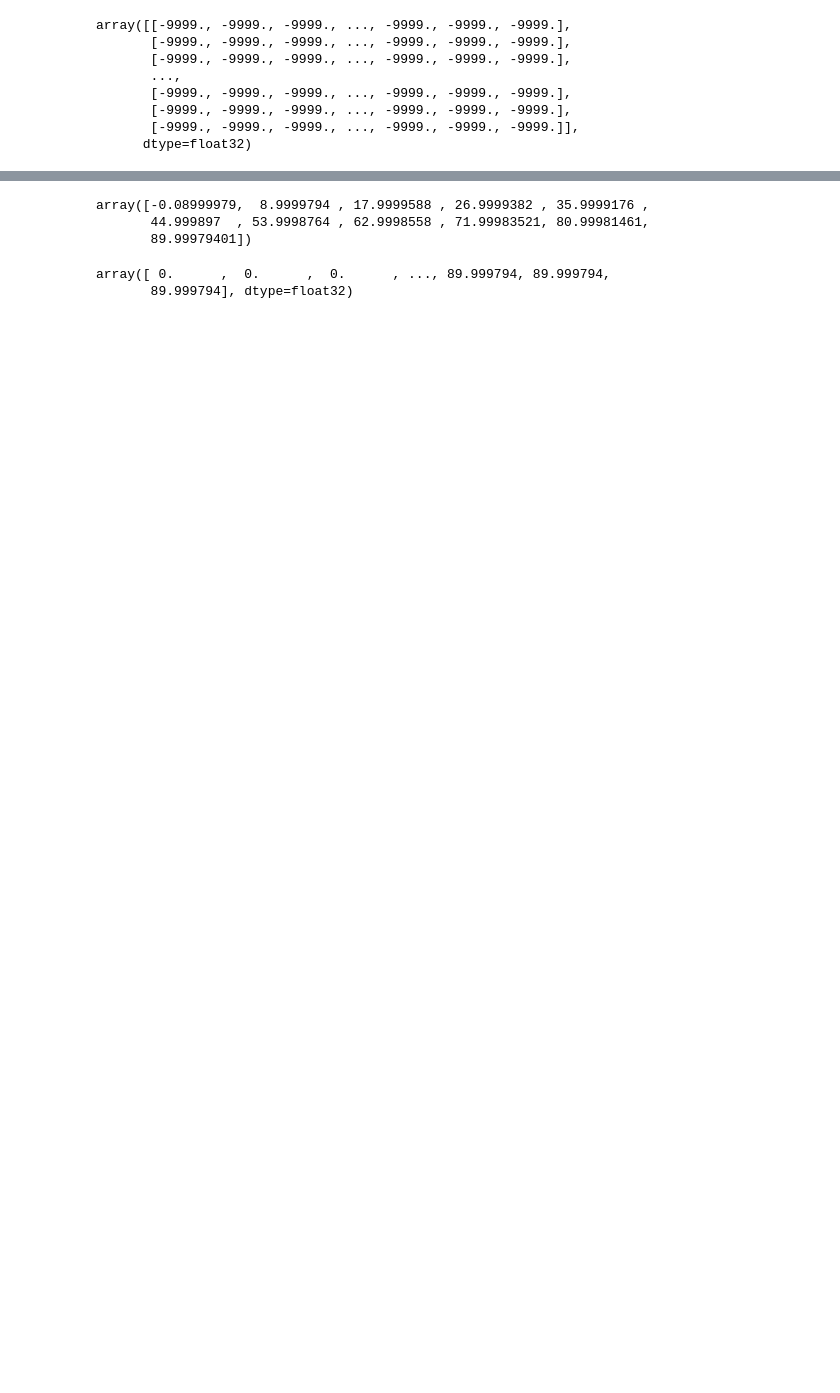
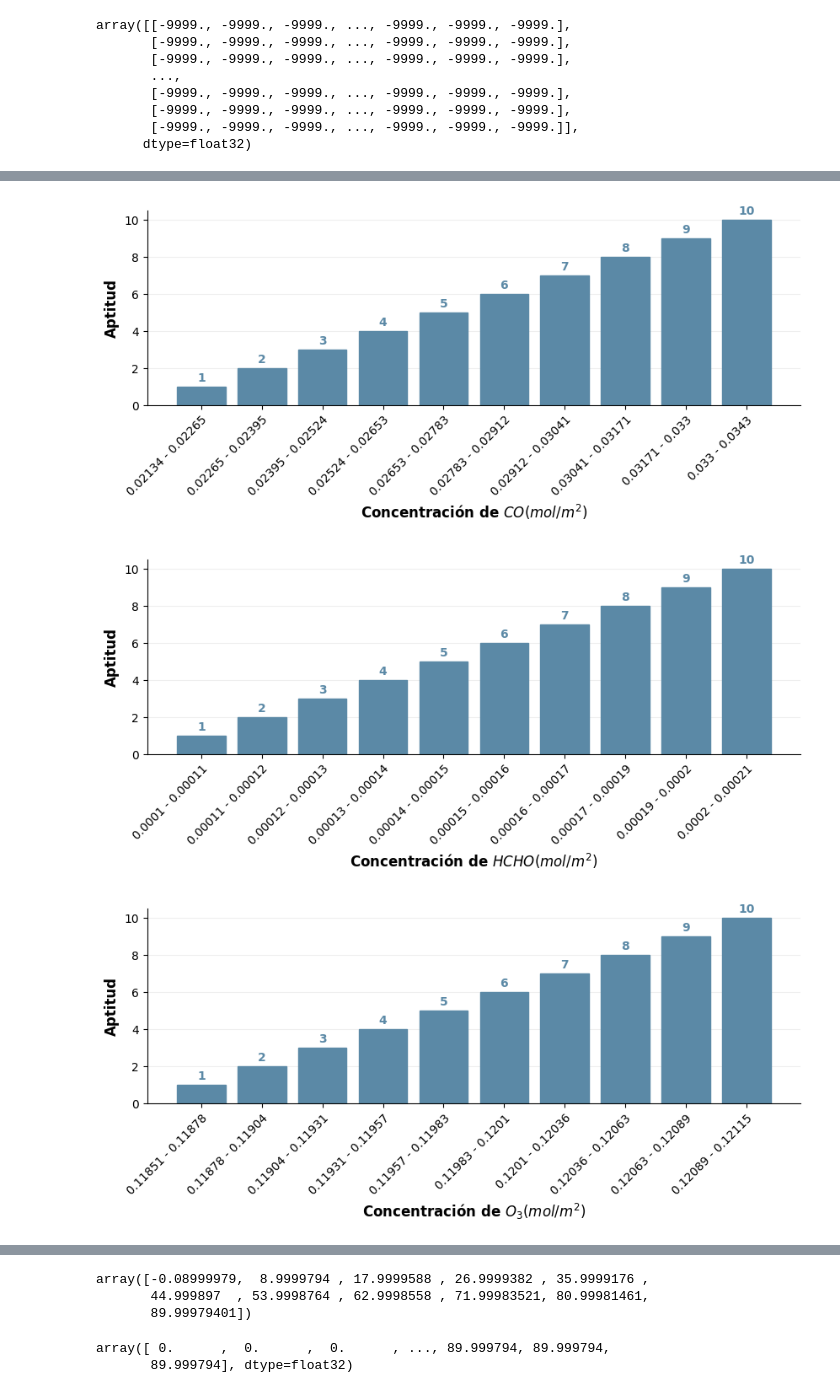
Before and after one commit to pcorner10/pronaces_analisis, a Jupyter notebook: reclasificacion.ipynb, the cells around one changed output, grey strips where cells are left out. Cells and saved outputs as stored; diff of their text form; code cells hidden in the pictures; blank space fills up the shorter version.

```diff
--- a/reclasificacion.ipynb
+++ b/reclasificacion.ipynb
@@ -833,3 +855,6 @@ array([[-9999., -9999., -9999., ..., -9999., -9999., -9999.],
        [-9999., -9999., -9999., ..., -9999., -9999., -9999.],
        [-9999., -9999., -9999., ..., -9999., -9999., -9999.]],
       dtype=float32)
+# %%
+intervalos_calidad = {}
+tiff.split("/")[-1].split(".")[0]
@@ -836,7 +863,7 @@ array([[-9999., -9999., -9999., ..., -9999., -9999., -9999.],
 # %%
 for tiff in tiff_files:
   tif = rasterio.open(tiff)
-  sustancia = tiff.split("\\")[-1].split(".")[0]
+  sustancia = tiff.split("/")[-1].split(".")[0]
   print(sustancia)
 
 
@@ -849,11 +876,11 @@ for tiff in tiff_files:
     tif_flat = tif_flat[tif_flat != -9999]
 
   cut_series, cut_intervals = pd.cut(tif_flat, 10, labels=range(1,11), retbins=True, duplicates="drop")
+
+  intervalos_calidad[sustancia] = cut_intervals
   for i, row in POI.iterrows():
     for j, val in enumerate(cut_intervals):
       if row[sustancia] < abs(val):
-        if sustancia == 'slopeRepro':
-          print(row[sustancia] , val, j)
         if j == 10:
           POI.loc[i, sustancia] = 1
           break
@@ -887,0 +920,9 @@ array([-0.08999979,  8.9999794 , 17.9999588 , 26.9999382 , 35.9999176 ,
+# %%
+dict_xlabes = {
+  'co': 'Concentración de $CO (mol/m^2)$',
+  'hcho': 'Concentración de $HCHO (mol/m^2)$',
+  'o3': 'Concentración de $O_3 (mol/m^2)$',
+  'so2': 'Concentración de $SO_2 (mol/m^2)$',
+  'slopeRepro': 'Pendiente de la superficie (m/m)',
+  'no2': 'Concentración de $NO_2 (mol/m^2)$'
+}
@@ -887,0 +943,60 @@ array([-0.08999979,  8.9999794 , 17.9999588 , 26.9999382 , 35.9999176 ,
+# %%
+intervalos_calidad['co']
+
+for sustancia in intervalos_calidad.keys():
+  # generate a list of min-max values for each intervalos_calidad['co'] and assign it an aptitud value. Example: (0.0213446, 0.02265145) -> 1
+  #intervalos_calidad['co'] =
+  ranges_list = [(intervalos_calidad[sustancia][i], intervalos_calidad[sustancia][i+1]) for i in range(len(intervalos_calidad[sustancia])-1)]
+  ranges_list = [(round(r[0], 5), round(r[1], 5)) for r in ranges_list]
+
+  if sustancia == 'no2':
+    ranges_list = [(r[0], r[1]) for r in ranges_list]
+
+  ranges_list = [str(r[0])+" - "+str(r[1]) for r in ranges_list]
+  ranges_list
+
+  intervals_df = pd.DataFrame(ranges_list, columns=["intervalos"])
+  intervals_df["Aptitud"] = [i+1 for i in range(10)]
+  if sustancia == 'slopeRepro':
+    intervals_df["Aptitud"] = [10-i for i in range(10)]
+
+
+  fig, ax = plt.subplots( figsize=(10,3))
+  plt.rc('font', family='Open Sans')
+
+  bars = ax.bar(x=intervals_df["intervalos"], height=intervals_df["Aptitud"], color="#5B89A6")
+
+  # Add text annotations to the top of the bars.
+  # round corners of bars
+
+  bar_color = bars[0].get_facecolor()
+  for bar in bars:
+    bar.set_edgecolor(bar_color)
+    ax.text(
+        bar.get_x() + bar.get_width() / 2,
+        bar.get_height() + 0.3,
+        round(bar.get_height(), 1),
+        horizontalalignment='center',
+        color=bar_color,
+        weight='bold'
+    )
+
+  ax.set_axisbelow(True)
+  ax.yaxis.grid(True, color='#EEEEEE')
+  ax.xaxis.grid(False)
+
+  # generate a code like set_xtickslabels(ranges_list) and not using x
+
+
+  # rotate xtick labels 45 degrees
+  plt.setp(ax.get_xticklabels(), rotation=45, ha="right", rotation_mode="anchor")
+
+  ax.set_xlabel(dict_xlabes[sustancia], fontsize=12, fontweight="bold")
+  ax.set_ylabel("Aptitud", fontsize=12, fontweight="bold")
+  sns.despine()
+  plt.savefig(f"reporte_tecnico/reclasifiacion_{sustancia}", dpi=300, bbox_inches="tight")
+  plt.show()
+# %% [output]
+[figure, added]
+[figure, added]
+[figure, added]
```
Also changed, not shown: parts of 22 cells of this notebook, 38 other files.
